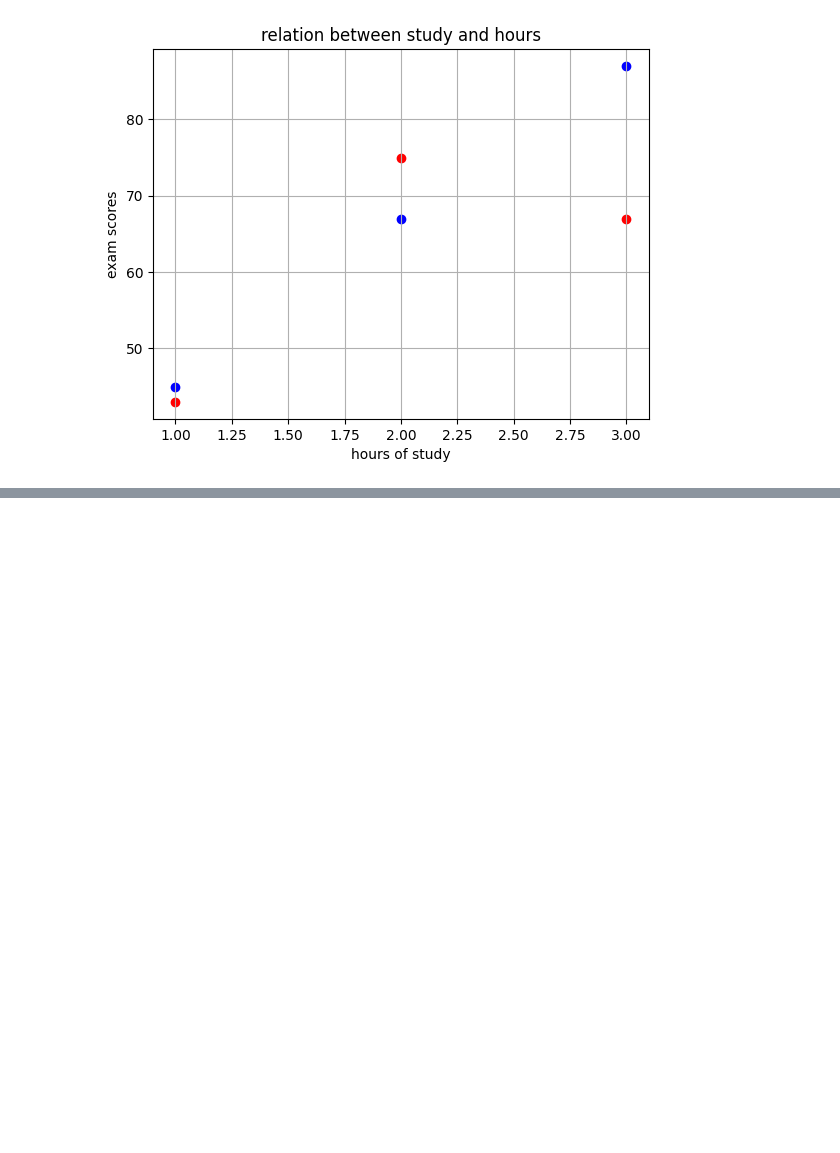
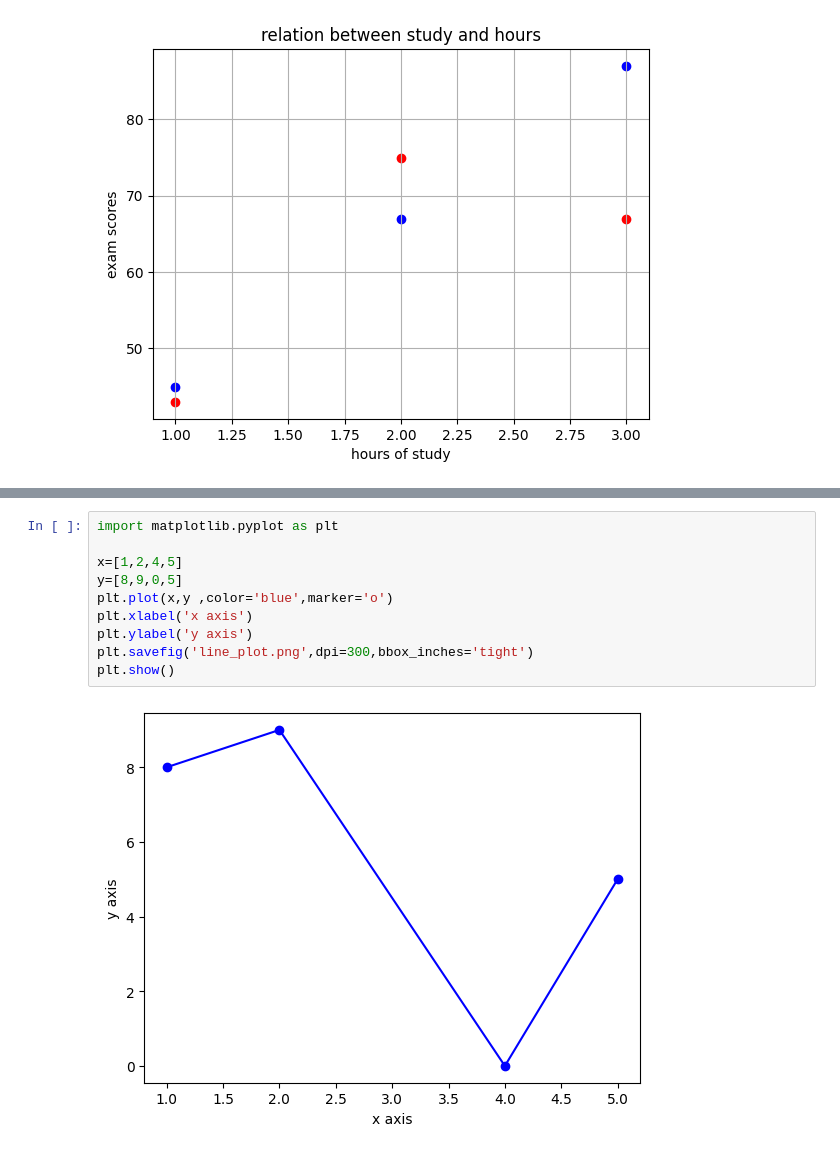
Before and after one commit to ashishkumarblog6783-code/numpy, a Jupyter notebook: 1_ml.ipynb, the cells around one changed output, grey strips where cells are left out. Cells and saved outputs as stored; diff of their text form; blank space fills up the shorter version.

```diff
--- a/1_ml.ipynb
+++ b/1_ml.ipynb
@@ -88,0 +116,12 @@ plt.grid()
+# %%
+import matplotlib.pyplot as plt
+
+x=[1,2,4,5]
+y=[8,9,0,5]
+plt.plot(x,y ,color='blue',marker='o')
+plt.xlabel('x axis')
+plt.ylabel('y axis')
+plt.savefig('line_plot.png',dpi=300,bbox_inches='tight')
+plt.show()
+# %% [output]
+[figure, added]
```
Also changed, not shown: parts of 2 cells of this notebook.
